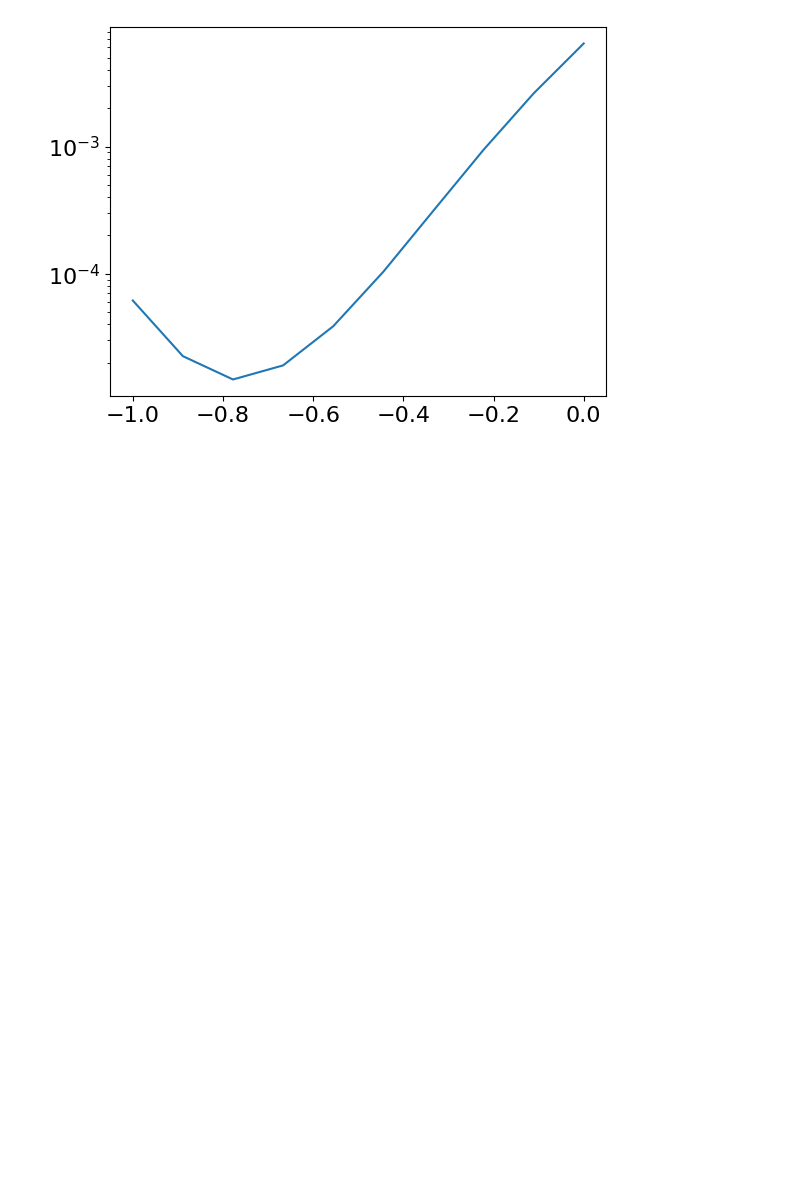
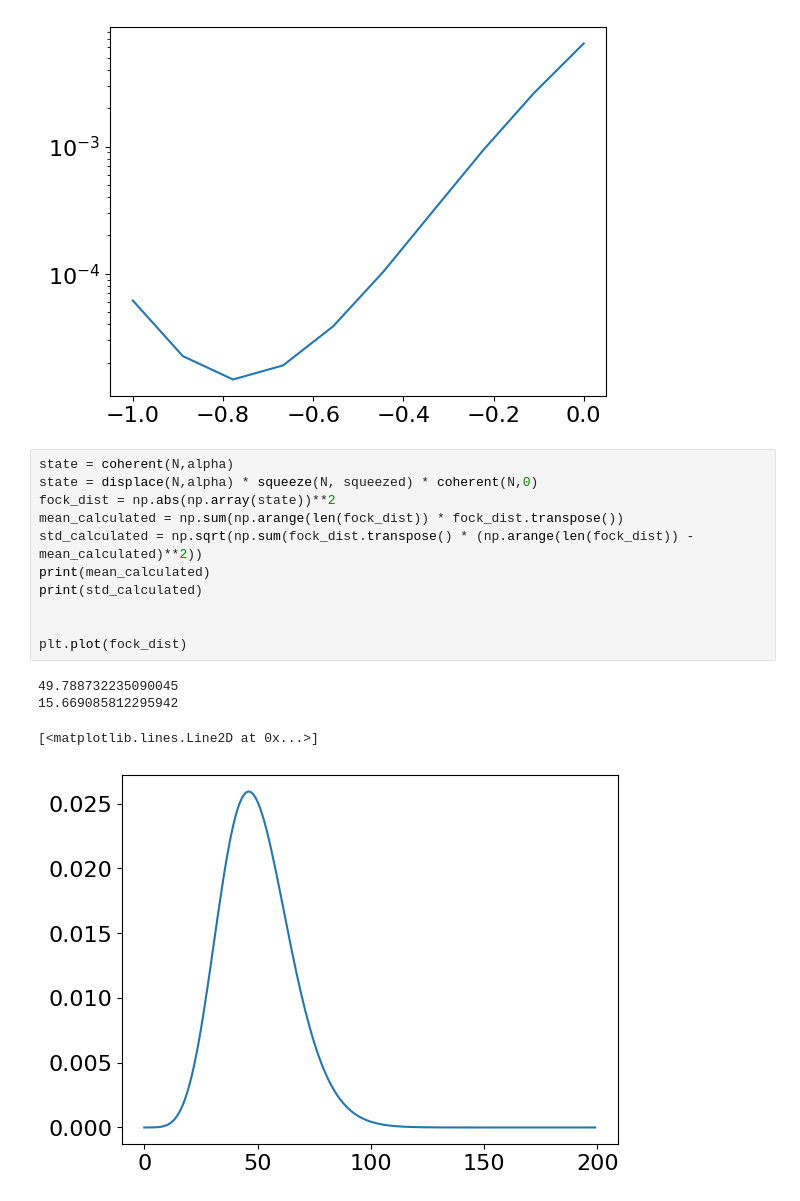
Before and after one commit to RosenblumLab/BosonicEntanglementDistillation, a Jupyter notebook: continuous_plots.ipynb, the cells around one changed output. Drawn from its saved outputs; the diff is of its cells as text; blank space fills up the shorter version.

```diff
--- a/continuous_plots.ipynb
+++ b/continuous_plots.ipynb
@@ -448,3 +515,19 @@ plt.plot(squeezed_list,res)
 plt.yscale('log')
 # %% [output]
 [figure]
+# %%
+state = coherent(N,alpha)
+state = displace(N,alpha) * squeeze(N, squeezed) * coherent(N,0)
+fock_dist = np.abs(np.array(state))**2
+mean_calculated = np.sum(np.arange(len(fock_dist)) * fock_dist.transpose())
+std_calculated = np.sqrt(np.sum(fock_dist.transpose() * (np.arange(len(fock_dist)) - mean_calculated)**2))
+print(mean_calculated)
+print(std_calculated)
+
+
+plt.plot(fock_dist)
+# %% [output]
+49.788732235090045
+15.669085812295942
+[<matplotlib.lines.Line2D at 0x...>]
+[figure, added]
```
Also changed, not shown: parts of 13 cells of this notebook, 3 other files.
